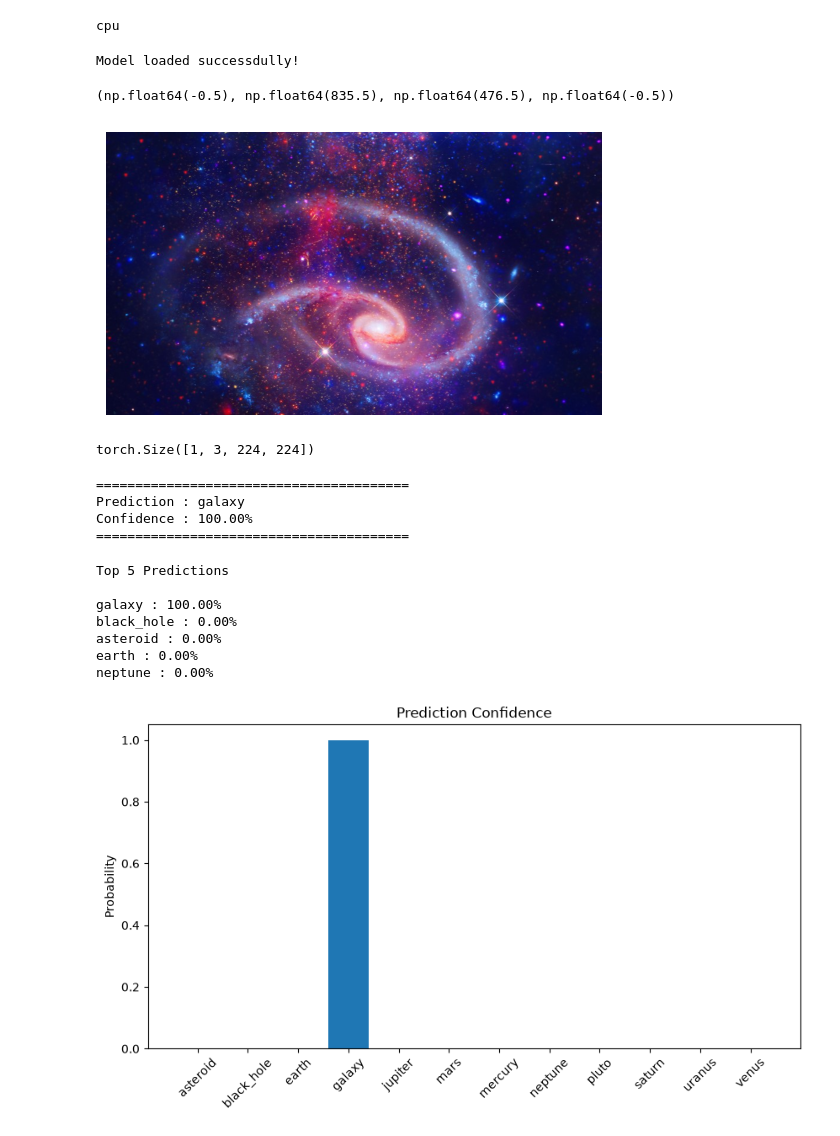
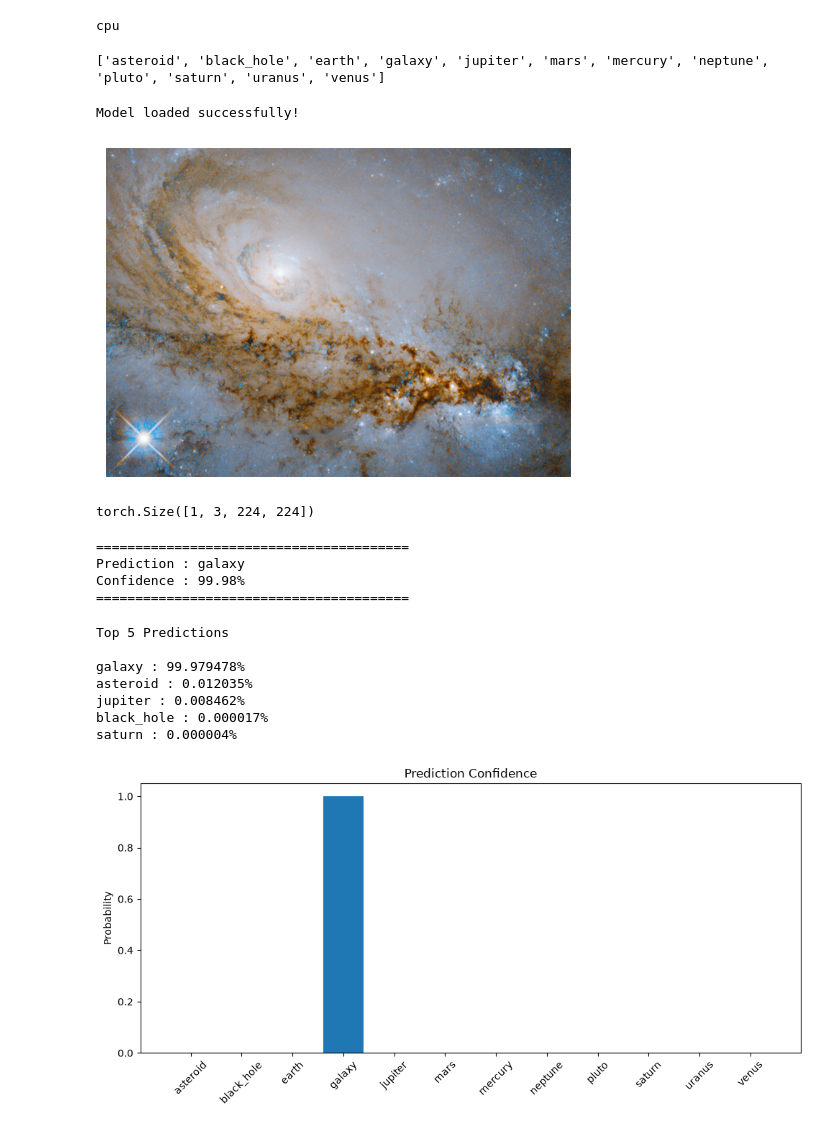
Before and after one commit to diksha-t/cosmolens-ai-space-identifier, a Jupyter notebook: notebooks/05_inference.ipynb, the cells around one changed output. Saved outputs shown, nothing was run; the diff lists cells and outputs as text; code cells hidden in the pictures.

```diff
--- a/notebooks/05_inference.ipynb
+++ b/notebooks/05_inference.ipynb
@@ -24,6 +25,10 @@ CLASS_NAMES = [
     "uranus",
     "venus"
 ]
+
+print(CLASS_NAMES)
+# %% [output]
+['asteroid', 'black_hole', 'earth', 'galaxy', 'jupiter', 'mars', 'mercury', 'neptune', 'pluto', 'saturn', 'uranus', 'venus']
 # %%
 transform = transforms.Compose([
     transforms.Resize((224, 224)),
@@ -71,7 +76,10 @@ class SimpleCNN(nn.Module):
         return x
 # %%
 MODEL_PATH = Path("../models/simple_cnn.pth")
-model = SimpleCNN(num_classes=len(CLASS_NAMES))
+
+model = SimpleCNN(
+    num_classes=len(CLASS_NAMES)
+)
 model.load_state_dict(
     torch.load(
         MODEL_PATH,
@@ -80,23 +88,22 @@ model.load_state_dict(
 )
 
 model.to(device)
-
 model.eval()
-
-print("Model loaded successdully!")
+print("Model loaded successfully!")
 # %% [output]
-Model loaded successdully!
+Model loaded successfully!
 # %%
 IMAGE_PATH = Path(
-    "../datasets/raw/astro_dataset_maxia/test/galaxy/galaxy_009.jpg"
+    "../datasets/raw/astro_dataset_maxia/test/galaxy/galaxy_024.jpg"
 )
 # %%
 image = Image.open(IMAGE_PATH).convert("RGB")
+plt.figure(figsize=(6,6))
 plt.imshow(image)
 plt.axis("off")
+plt.show()
 # %% [output]
-(np.float64(-0.5), np.float64(835.5), np.float64(476.5), np.float64(-0.5))
-[figure, old version]
+[figure, new version]
 # %%
 input_tensor = transform(image)
 input_tensor = input_tensor.unsqueeze(0)
@@ -118,55 +120,44 @@ with torch.no_grad():
         dim=1
     )
 # %%
-# result display
-predicted_class = CLASS_NAMES[
-    prediction.item()
-]
 print("=" * 40)
-print(f"Prediction : {predicted_class}")
+print(f"Prediction : {CLASS_NAMES[prediction.item()]}")
 print(f"Confidence : {confidence.item()*100:.2f}%")
 print("=" * 40)
 # %% [output]
 ========================================
 Prediction : galaxy
-Confidence : 100.00%
+Confidence : 99.98%
 ========================================
 # %%
-# top 5 predictions
 top5_prob, top5_idx = torch.topk(
     probabilities,
     k=5
 )
-print("Top 5 Predictions\n")
+print("\nTop 5 Predictions\n")
 
-for prob, idx in zip(
-    top5_prob[0],
-    top5_idx[0]
-):
-    print(f"{CLASS_NAMES[idx]} : {prob.item()*100:.2f}%"
+for prob, idx in zip(top5_prob[0], top5_idx[0]):
+    print(
+        f"{CLASS_NAMES[idx]} : {prob.item()*100:.6f}%"
     )
 # %% [output]
 Top 5 Predictions
 
-galaxy : 100.00%
-black_hole : 0.00%
-asteroid : 0.00%
-earth : 0.00%
-neptune : 0.00%
+galaxy : 99.979478%
+asteroid : 0.012035%
+jupiter : 0.008462%
+black_hole : 0.000017%
+saturn : 0.000004%
 # %%
-plt.figure(figsize=(10, 5))
-
+plt.figure(figsize=(10,5))
 plt.bar(
     CLASS_NAMES,
     probabilities.cpu().numpy()[0]
 )
-
 plt.xticks(rotation=45)
-
 plt.ylabel("Probability")
-
 plt.title("Prediction Confidence")
-
+plt.tight_layout()
 plt.show()
 # %% [output]
-[figure, old version]
+[figure, new version]
```
Also changed, not shown: parts of 6 cells of this notebook, 1 other file.
